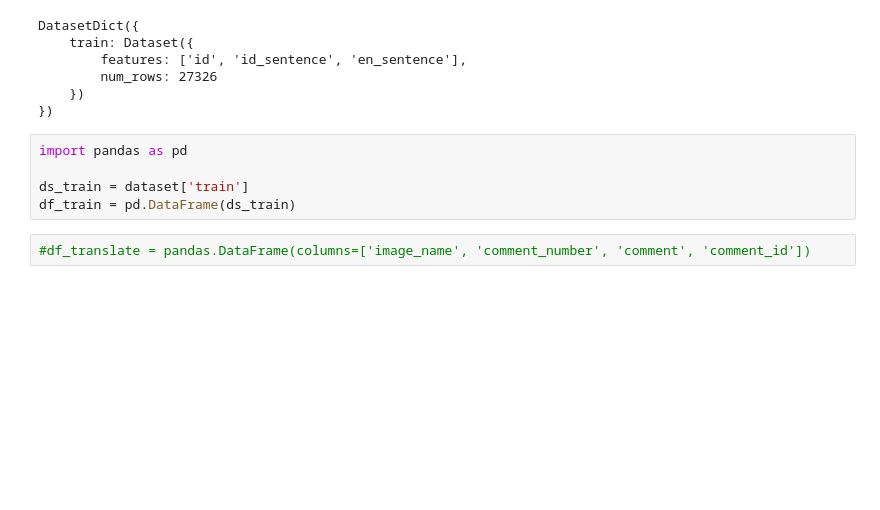
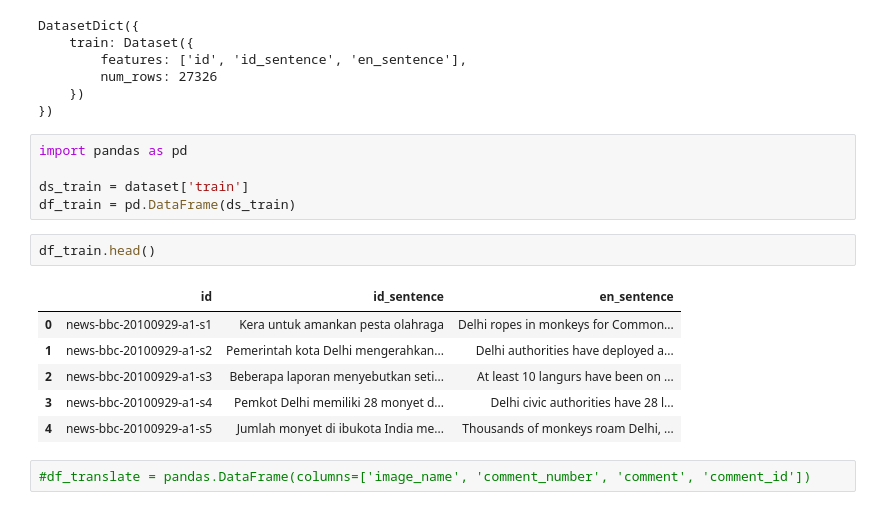
Before and after one commit to indrad123/imagecaptioning, a Jupyter notebook: msc-translation.ipynb, the cells around one changed output. Cells and saved outputs as stored; diff of their text form; blank space fills up the shorter version.

```diff
--- a/msc-translation.ipynb
+++ b/msc-translation.ipynb
@@ -273,6 +273,15 @@ import pandas as pd
 
 ds_train = dataset['train']
 df_train = pd.DataFrame(ds_train)
+# %%
+df_train.head()
+# %% [output]
+|  | id | id_sentence | en_sentence |
+| 0 | news-bbc-20100929-a1-s1 | Kera untuk amankan pesta olahraga | Delhi ropes in monkeys for Common... |
+| 1 | news-bbc-20100929-a1-s2 | Pemerintah kota Delhi mengerahkan... | Delhi authorities have deployed a... |
+| 2 | news-bbc-20100929-a1-s3 | Beberapa laporan menyebutkan seti... | At least 10 langurs have been on ... |
+| 3 | news-bbc-20100929-a1-s4 | Pemkot Delhi memiliki 28 monyet d... | Delhi civic authorities have 28 l... |
+| 4 | news-bbc-20100929-a1-s5 | Jumlah monyet di ibukota India me... | Thousands of monkeys roam Delhi, ... |
 # %%
 #df_translate = pandas.DataFrame(columns=['image_name', 'comment_number', 'comment', 'comment_id'])
 # %%
```
Also changed, not shown: parts of 1 cell of this notebook.
